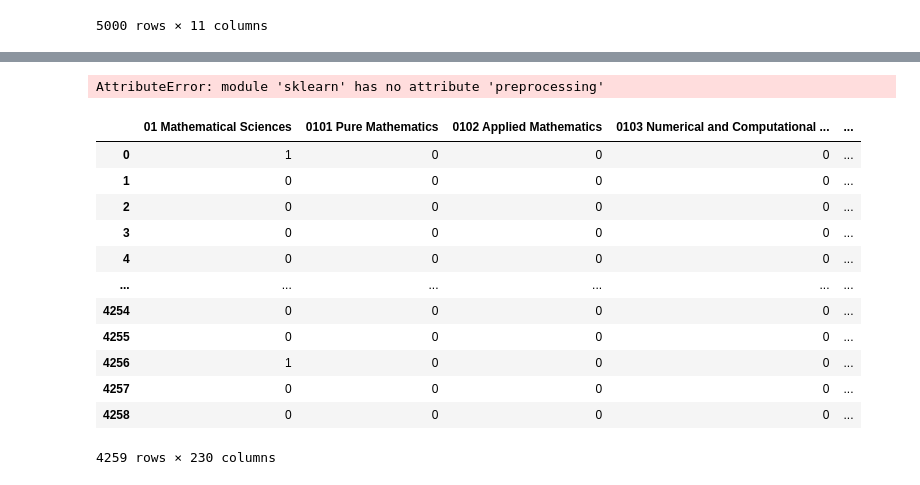
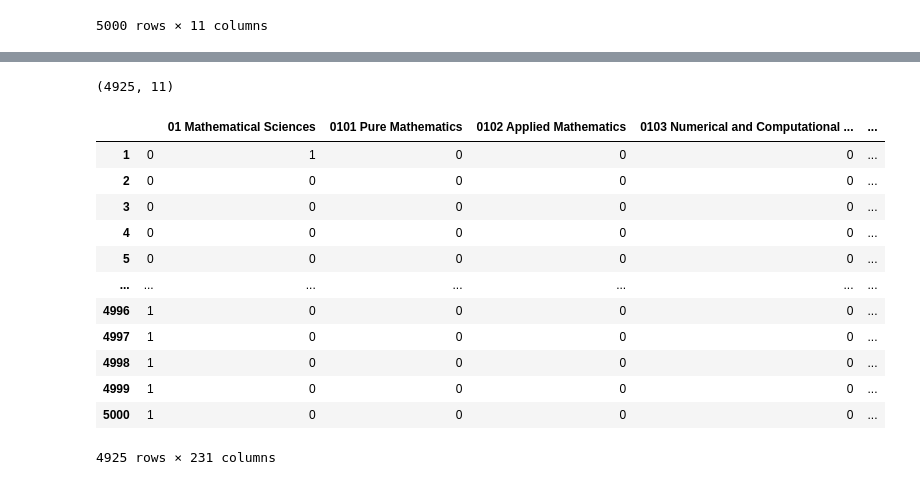
Before and after one commit to pandey-tushar/TAMIDS-22, a Jupyter notebook: GRANT_TDA.ipynb, the cells around one changed output, grey strips where cells are left out. Cells and saved outputs as stored; diff of their text form; code cells hidden in the pictures.

```diff
--- a/GRANT_TDA.ipynb
+++ b/GRANT_TDA.ipynb
@@ -26,10 +26,10 @@ grant_df
 | 5000 | A History of High-Pressure Coal H... | NaN | 9000 | 1985 | 1986 | Directorate for Biological Sciences | ... |
 5000 rows × 11 columns
 # %%
-grant_df['Funding per year'] = grant_df['Funding Amount in USD'].astype('float')/(grant_df['End Year'].astype('float') - grant_df['Start Year'].astype('float'))
+grant_df['Funding per year'] = 10**(-5)*grant_df['Funding Amount in USD'].astype('float')/(1+grant_df['End Year'].astype('float') - grant_df['Start Year'].astype('float'))
 grant_df = grant_df.drop(['Funding Amount in USD'], axis = 1)
 # %%
-grant_df = grant_df.sort_values(by = ['End Year'], ascending= False).dropna(subset = ['Funding per year'])
+grant_df = grant_df.dropna(subset = ['Funding per year'])
 grant_df
 # %% [output]
 |  | Title translated | Abstract translated | Start Year | End Year | Funder | Funder Group | Funder Country | ... |
@@ -48,29 +48,30 @@ grant_df
-# %%
-from sklearn
-mlb = sklearn.preprocessing.MultiLabelBinarizer()
-tmp_df = dept_df['Departments'].str[1:-1].replace("[","").replace("]","").replace("'","").apply(lambda x: x.split(","))
-# %% [output]
-AttributeError: module 'sklearn' has no attribute 'preprocessing'
 # %%
-grant_df['FOR (ANZSRC) Categories'][~grant_df['FOR (ANZSRC) Categories'].isna()]
+from sklearn.preprocessing import MultiLabelBinarizer
+mlb = MultiLabelBinarizer()
+grant_df['FOR (ANZSRC) Categories'] = grant_df['FOR (ANZSRC) Categories'].fillna('')
+# %%
+index_df = grant_df.copy()
+index_df.shape
+# %% [output]
+(4925, 11)
 # %%
-tmp_df = grant_df['FOR (ANZSRC) Categories'][~grant_df['FOR (ANZSRC) Categories'].isna()].apply(lambda x: x.split(";"))
+tmp_df = grant_df['FOR (ANZSRC) Categories'].apply(lambda x: x.split(";"))
 array_out = mlb.fit_transform(tmp_df)
-df_out = pd.DataFrame(data=array_out, columns=mlb.classes_)
+df_out = pd.DataFrame(data=array_out, columns=mlb.classes_, index = grant_df.index)
 df_out.columns = df_out.columns.str.replace("'"," ")
 df_out
 # %% [output]
-|  | 01 Mathematical Sciences | 0101 Pure Mathematics | 0102 Applied Mathematics | 0103 Numerical and Computational ... | ... |
-| 0 | 1 | 0 | 0 | 0 | ... |
-| 1 | 0 | 0 | 0 | 0 | ... |
-| 2 | 0 | 0 | 0 | 0 | ... |
-| 3 | 0 | 0 | 0 | 0 | ... |
-| 4 | 0 | 0 | 0 | 0 | ... |
-| ... | ... | ... | ... | ... | ... |
-| 4254 | 0 | 0 | 0 | 0 | ... |
-| 4255 | 0 | 0 | 0 | 0 | ... |
-| 4256 | 1 | 0 | 0 | 0 | ... |
-| 4257 | 0 | 0 | 0 | 0 | ... |
-| 4258 | 0 | 0 | 0 | 0 | ... |
+|  |  | 01 Mathematical Sciences | 0101 Pure Mathematics | 0102 Applied Mathematics | 0103 Numerical and Computational ... | ... |
+| 1 | 0 | 1 | 0 | 0 | 0 | ... |
+| 2 | 0 | 0 | 0 | 0 | 0 | ... |
+| 3 | 0 | 0 | 0 | 0 | 0 | ... |
+| 4 | 0 | 0 | 0 | 0 | 0 | ... |
+| 5 | 0 | 0 | 0 | 0 | 0 | ... |
+| ... | ... | ... | ... | ... | ... | ... |
+| 4996 | 1 | 0 | 0 | 0 | 0 | ... |
+| 4997 | 1 | 0 | 0 | 0 | 0 | ... |
+| 4998 | 1 | 0 | 0 | 0 | 0 | ... |
+| 4999 | 1 | 0 | 0 | 0 | 0 | ... |
+| 5000 | 1 | 0 | 0 | 0 | 0 | ... |
-4259 rows × 230 columns
+4925 rows × 231 columns
 # %%
```
Also changed, not shown: parts of 8 cells of this notebook.
